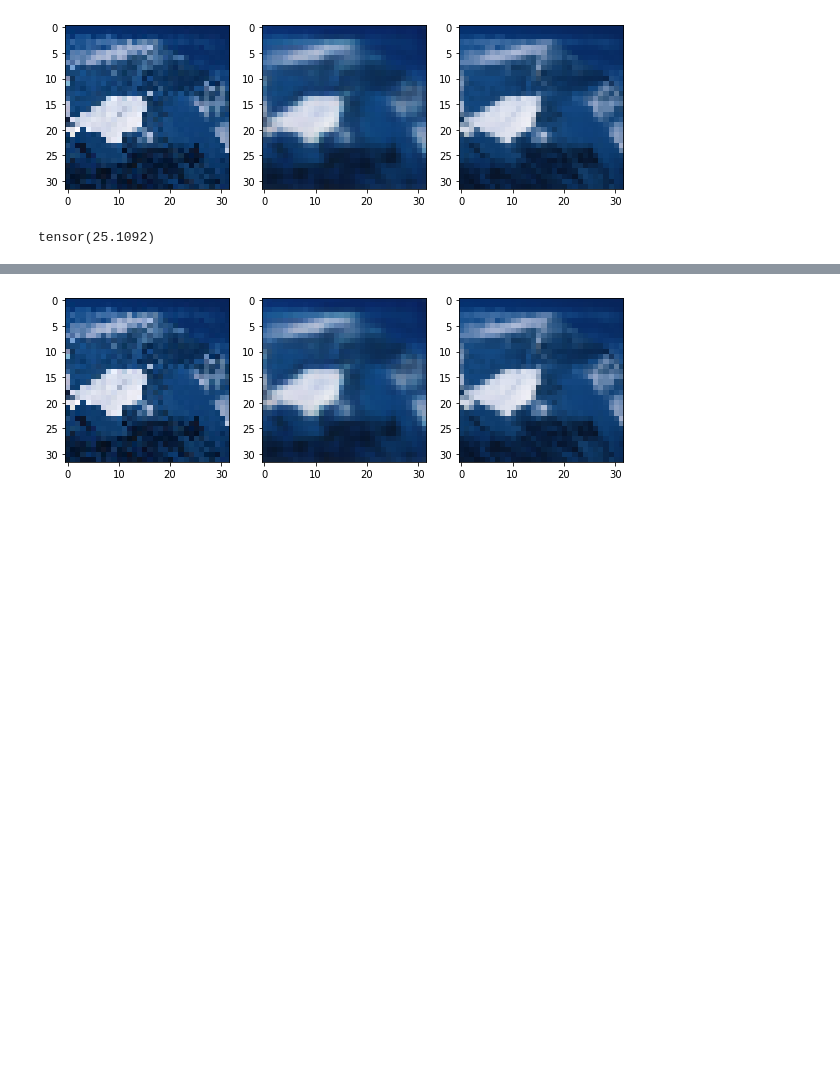
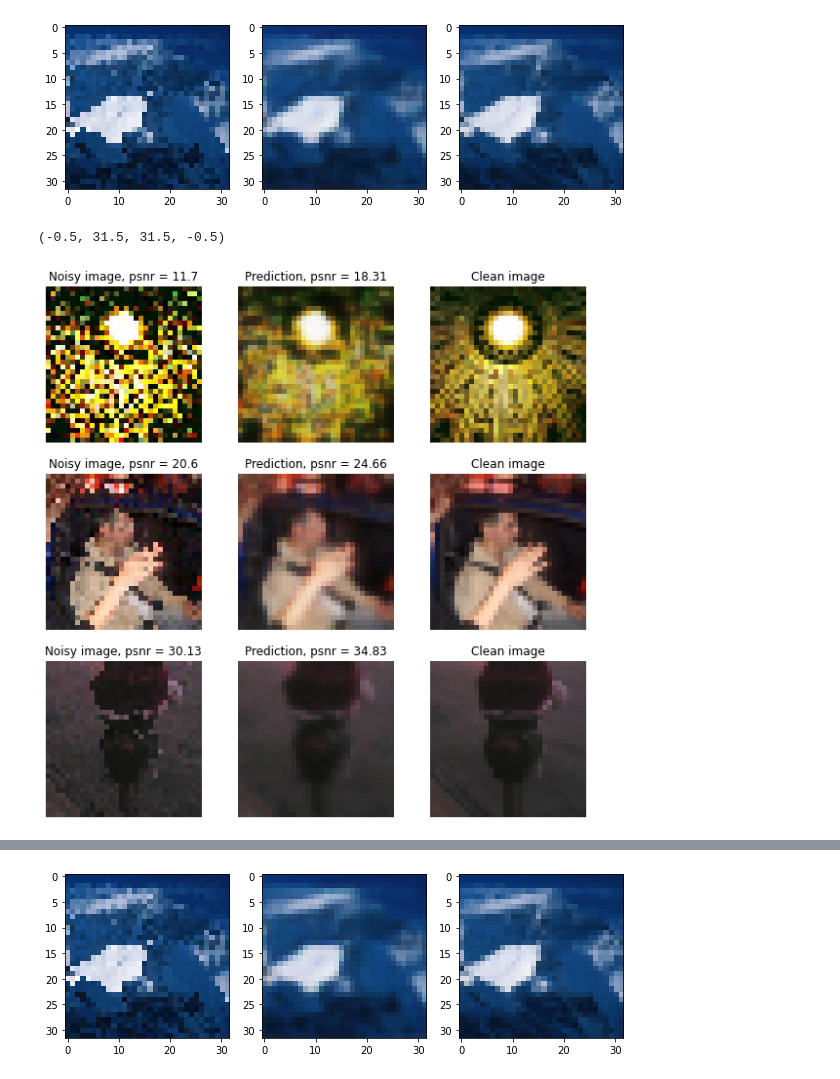
Before and after one commit to SuhanNShetty/DeepLearning_Noise2Noise, a Jupyter notebook: Miniproject_2_work/test_final.ipynb, the cells around one changed output, grey strips where cells are left out. Drawn from its saved outputs; the diff is of its cells as text; code cells hidden in the pictures; blank space fills up the shorter version.

```diff
--- a/Miniproject_2_work/test_final.ipynb
+++ b/Miniproject_2_work/test_final.ipynb
@@ -7,7 +7,7 @@ import matplotlib.pyplot as plt
 import torchvision.transforms as T
 from PIL import Image
 # %%
-from final_model import Model
+from model import Model
 from torch import load
 
 model = Model()
@@ -18,8 +18,10 @@ noisy_imgs_1 = noisy_imgs_1
 noisy_imgs_2 = noisy_imgs_2
 noisy_imgs , clean_imgs = load(path_val)
 
-model.optimizer.lr = 1e-2
-model.train(noisy_imgs_1, noisy_imgs_2, 100)
+model.load_pretrained_model()
+
+#model.optimizer.lr = 1e-2
+# model.train(noisy_imgs_1, noisy_imgs_2, 100)
 
 out = model.predict(noisy_imgs)
 # %%
@@ -39,5 +41,62 @@ def compute_psnr(x, y, max_range=1.0):
     assert x.shape == y.shape and x.ndim == 4
     return 20 * torch.log10(torch.tensor(max_range)) - 10 * torch.log10(((x-y) ** 2).mean((1,2,3))).mean()
 compute_psnr(out.cpu().float()/256, clean_imgs.cpu().float()/256)
+
+def compute_psnr_image(x, y, max_range=1.0):
+    assert x.shape == y.shape and x.ndim == 4
+    return 20 * torch.log10(torch.tensor(max_range)) - 10 * torch.log10(((x-y) ** 2).mean((1,2,3)))
+psnr_comp = compute_psnr_image(noisy_imgs.float()/255, clean_imgs.float()/255)
+psnr = compute_psnr_image(out.cpu().float()/255, clean_imgs.float()/255)
-# %% [output]
-tensor(25.1092)
+# %%
+import matplotlib.pyplot as plt
+import numpy as np
+import torchvision.transforms as T
+from PIL import Image
+transform = T.ToPILImage()
+k = 908
+plt.figure(figsize = [10, 10])
+plt.subplot(3, 3,1)
+plt.imshow(transform(noisy_imgs[k]));
+plt.title('Noisy image, psnr = '+ str(round(psnr_comp[k].item(), 2)))
+plt.axis('off')
+plt.subplot(3, 3,2)
+plt.title('Prediction, psnr = ' + str(round(psnr[k].item(), 2)))
+plt.imshow(transform(out[k]));
+plt.axis('off')
+plt.subplot(3, 3,3)
+plt.title('Clean image')
+plt.imshow(transform(clean_imgs[k]));
+plt.axis('off')
+
+k = 910
+# plt.figure(figsize = [10, 5])
+plt.subplot(3, 3,4)
+plt.title('Noisy image, psnr = '+ str(round(psnr_comp[k].item(), 2)))
+plt.imshow(transform(noisy_imgs[k]));
+plt.axis('off')
+plt.subplot(3, 3,5)
+plt.title('Prediction, psnr = ' + str(round(psnr[k].item(), 2)))
+plt.imshow(transform(out[k]));
+plt.axis('off')
+plt.subplot(3, 3,6)
+plt.title('Clean image')
+plt.imshow(transform(clean_imgs[k]));
+plt.axis('off')
+k=105
+# k= 978
+# plt.figure(figsize = [10, 5])
+plt.subplot(3, 3,7)
+plt.title('Noisy image, psnr = '+ str(round(psnr_comp[k].item(), 2)))
+plt.imshow(transform(noisy_imgs[k]));
+plt.axis('off')
+plt.subplot(3, 3,8)
+plt.title('Prediction, psnr = ' + str(round(psnr[k].item(), 2)))
+plt.imshow(transform(out[k]));
+plt.axis('off')
+plt.subplot(3, 3,9)
+plt.title('Clean image')
+plt.imshow(transform(clean_imgs[k]));
+plt.axis('off')
+# %% [output]
+(-0.5, 31.5, 31.5, -0.5)
+[figure, added]
```
Also changed, not shown: parts of 2 cells of this notebook, 35 other files.
